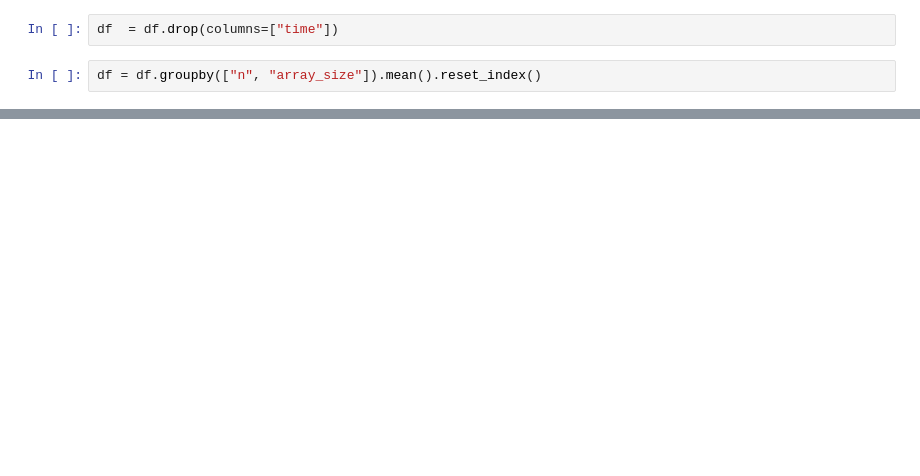
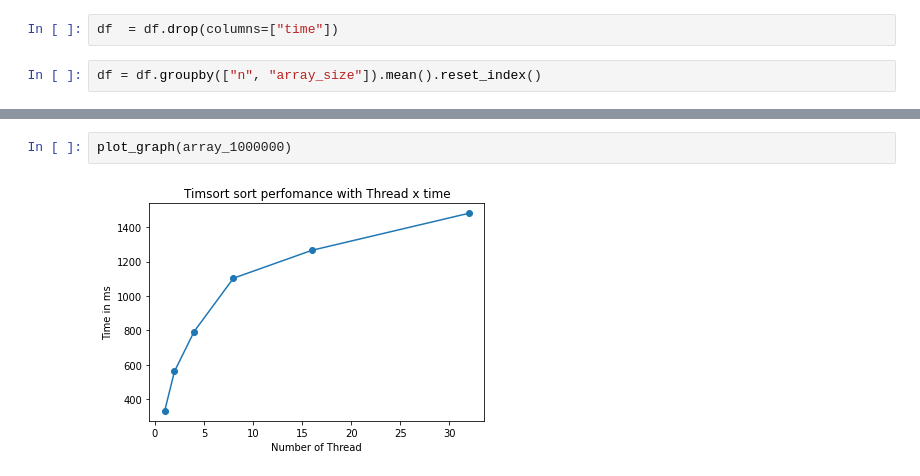
Before and after one commit to AHalic/SisDist_Labs, a Jupyter notebook: Lab_1/analysis/analysis.ipynb, the cells around one changed output, grey strips where cells are left out. Drawn from its saved outputs; the diff is of its cells as text; blank space fills up the shorter version.

```diff
--- a/Lab_1/analysis/analysis.ipynb
+++ b/Lab_1/analysis/analysis.ipynb
@@ -28,0 +40,4 @@ plt.show()
+# %%
+plot_graph(array_1000000)
+# %% [output]
+[figure, added]
```
Also changed, not shown: parts of 7 cells of this notebook.
